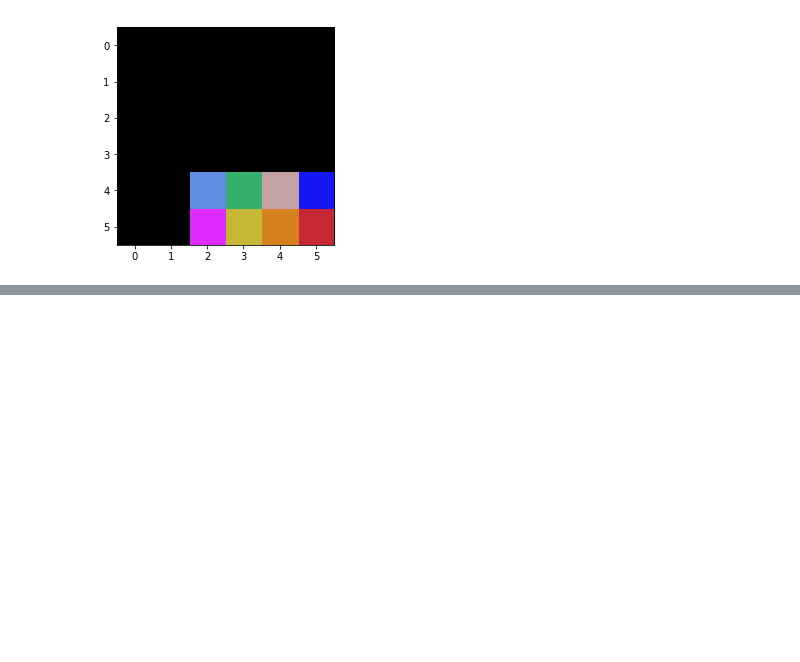
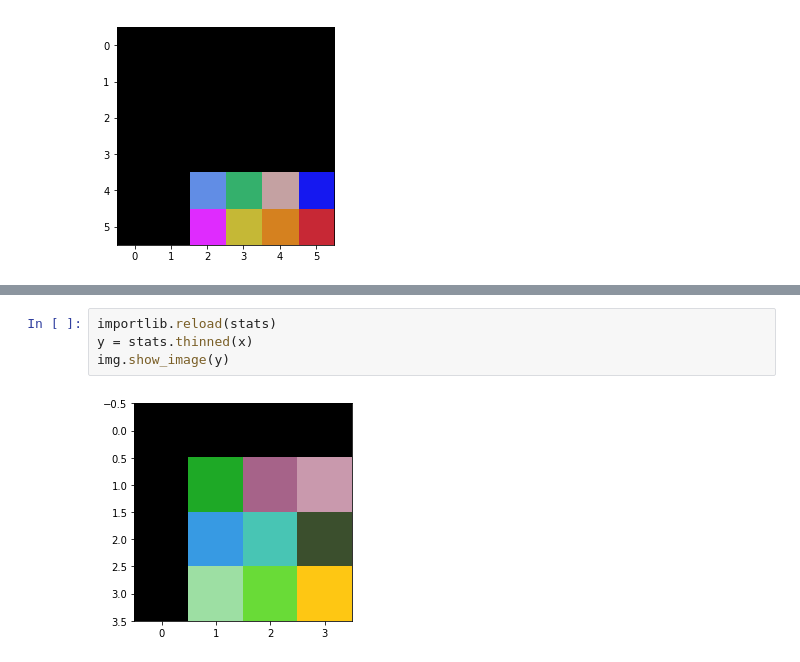
Before and after one commit to Lewington-pitsos/neural_synthesis, a Jupyter notebook: pad.ipynb, the cells around one changed output, grey strips where cells are left out. Cells and saved outputs as stored; diff of their text form; blank space fills up the shorter version.

```diff
--- a/pad.ipynb
+++ b/pad.ipynb
@@ -46,0 +53,6 @@ for i in z:
+# %%
+importlib.reload(stats)
+y = stats.thinned(x)
+img.show_image(y)
+# %% [output]
+[figure, added]
```
Also changed, not shown: parts of 7 cells of this notebook, 2 other files.
